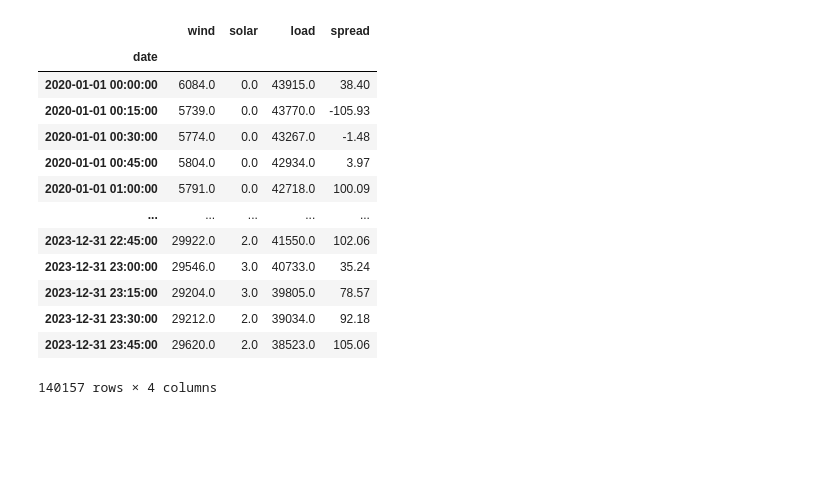
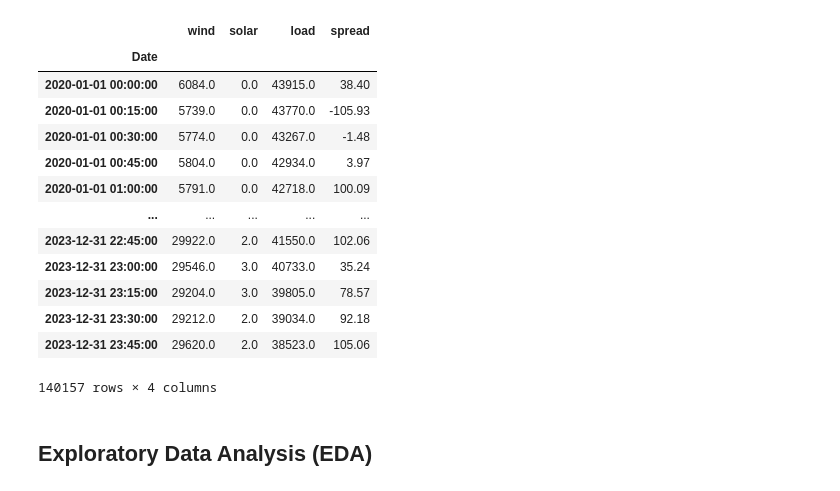
Before and after one commit to anthonymakarewicz/algo-electricity-trading, a Jupyter notebook: main.ipynb, the cells around one changed output. Drawn from its saved outputs; the diff is of its cells as text; code cells hidden in the pictures; blank space fills up the shorter version.

```diff
--- a/main.ipynb
+++ b/main.ipynb
@@ -4,9 +24,10 @@ import pandas as pd
 # %%
 df = pd.read_csv("train.csv", index_col=["date"], parse_dates=True)
+df.index.name = "Date"
 df
 # %% [output]
 |  | wind | solar | load | spread |
-| date |  |  |  |  |
+| Date |  |  |  |  |
 | 2020-01-01 00:00:00 | 6084.0 | 0.0 | 43915.0 | 38.40 |
 | 2020-01-01 00:15:00 | 5739.0 | 0.0 | 43770.0 | -105.93 |
 | 2020-01-01 00:30:00 | 5774.0 | 0.0 | 43267.0 | -1.48 |
@@ -19,3 +40,5 @@ df
 | 2023-12-31 23:30:00 | 29212.0 | 2.0 | 39034.0 | 92.18 |
 | 2023-12-31 23:45:00 | 29620.0 | 2.0 | 38523.0 | 105.06 |
 140157 rows × 4 columns
+# %% [markdown]
+## **Exploratory Data Analysis (EDA)**
```
Also changed, not shown: parts of 45 cells of this notebook.
